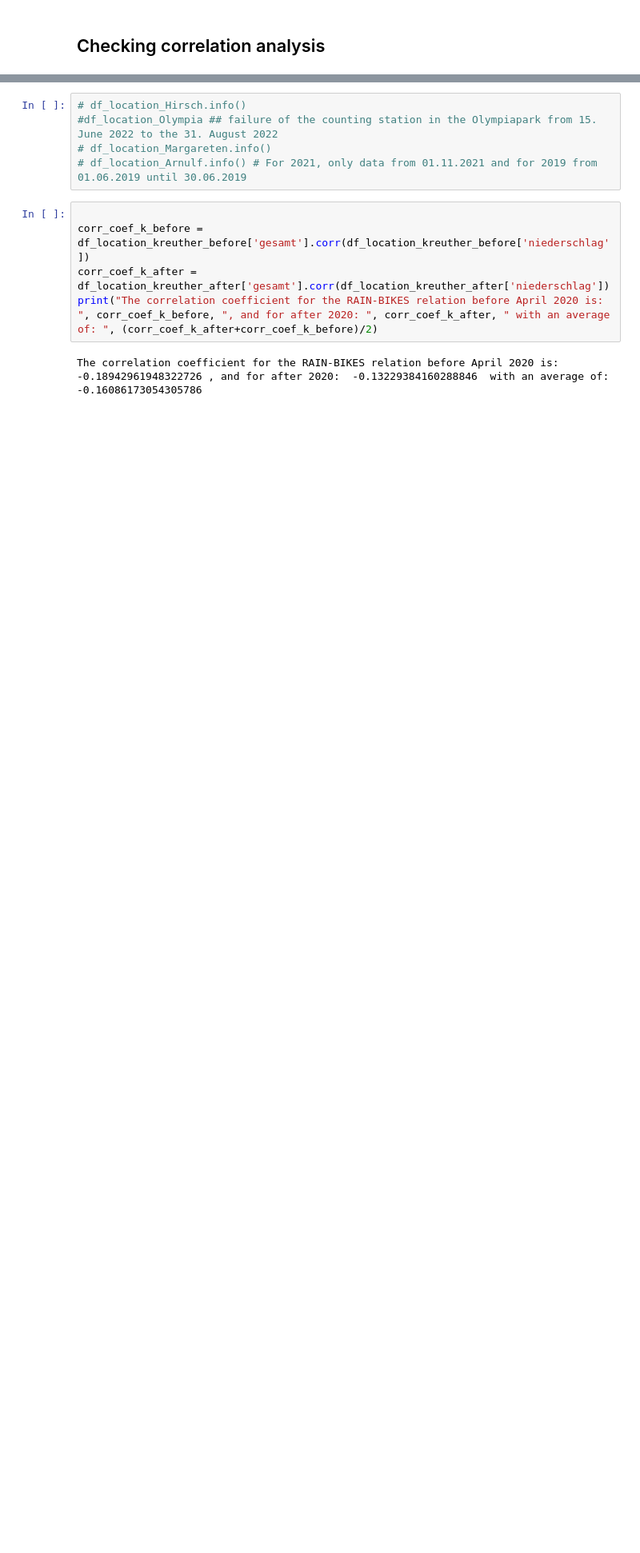
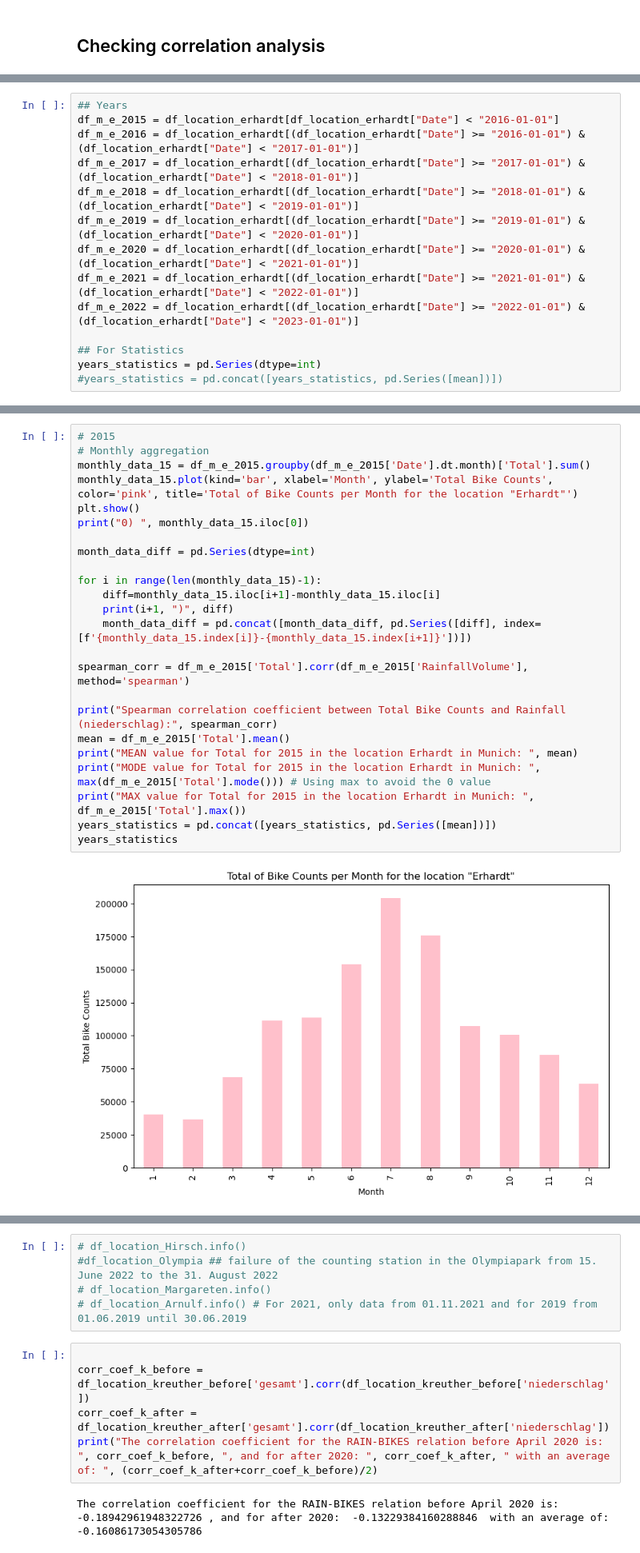
Before and after one commit to cap7586/CaroPeThesis, a Jupyter notebook: Munich_Complete_Analysis/Muc.ipynb, the cells around one changed output, grey strips where cells are left out. Shown at 80% size. Cells and saved outputs as stored; diff of their text form; blank space fills up the shorter version.

```diff
--- a/Munich_Complete_Analysis/Muc.ipynb
+++ b/Munich_Complete_Analysis/Muc.ipynb
@@ -339,0 +334,14 @@ Spearman correlation coefficient between Total Bike Counts and Rainfall (nieders
+# %%
+## Years
+df_m_e_2015 = df_location_erhardt[df_location_erhardt["Date"] < "2016-01-01"]
+df_m_e_2016 = df_location_erhardt[(df_location_erhardt["Date"] >= "2016-01-01") & (df_location_erhardt["Date"] < "2017-01-01")]
+df_m_e_2017 = df_location_erhardt[(df_location_erhardt["Date"] >= "2017-01-01") & (df_location_erhardt["Date"] < "2018-01-01")]
+df_m_e_2018 = df_location_erhardt[(df_location_erhardt["Date"] >= "2018-01-01") & (df_location_erhardt["Date"] < "2019-01-01")]
+df_m_e_2019 = df_location_erhardt[(df_location_erhardt["Date"] >= "2019-01-01") & (df_location_erhardt["Date"] < "2020-01-01")]
+df_m_e_2020 = df_location_erhardt[(df_location_erhardt["Date"] >= "2020-01-01") & (df_location_erhardt["Date"] < "2021-01-01")]
+df_m_e_2021 = df_location_erhardt[(df_location_erhardt["Date"] >= "2021-01-01") & (df_location_erhardt["Date"] < "2022-01-01")]
+df_m_e_2022 = df_location_erhardt[(df_location_erhardt["Date"] >= "2022-01-01") & (df_location_erhardt["Date"] < "2023-01-01")]
+
+## For Statistics
+years_statistics = pd.Series(dtype=int)
+#years_statistics = pd.concat([years_statistics, pd.Series([mean])])
@@ -339,0 +350,26 @@ Spearman correlation coefficient between Total Bike Counts and Rainfall (nieders
+# %%
+# 2015
+# Monthly aggregation
+monthly_data_15 = df_m_e_2015.groupby(df_m_e_2015['Date'].dt.month)['Total'].sum()
+monthly_data_15.plot(kind='bar', xlabel='Month', ylabel='Total Bike Counts', color='pink', title='Total of Bike Counts per Month for the location "Erhardt"')
+plt.show()
+print("0) ", monthly_data_15.iloc[0])
+
+month_data_diff = pd.Series(dtype=int)
+
+for i in range(len(monthly_data_15)-1):
+    diff=monthly_data_15.iloc[i+1]-monthly_data_15.iloc[i]
+    print(i+1, ")", diff)
+    month_data_diff = pd.concat([month_data_diff, pd.Series([diff], index=[f'{monthly_data_15.index[i]}-{monthly_data_15.index[i+1]}'])])
+
+spearman_corr = df_m_e_2015['Total'].corr(df_m_e_2015['RainfallVolume'], method='spearman')
+
+print("Spearman correlation coefficient between Total Bike Counts and Rainfall (niederschlag):", spearman_corr)
+mean = df_m_e_2015['Total'].mean()
+print("MEAN value for Total for 2015 in the location Erhardt in Munich: ", mean)
+print("MODE value for Total for 2015 in the location Erhardt in Munich: ", max(df_m_e_2015['Total'].mode())) # Using max to avoid the 0 value
+print("MAX value for Total for 2015 in the location Erhardt in Munich: ", df_m_e_2015['Total'].max())
+years_statistics = pd.concat([years_statistics, pd.Series([mean])])
+years_statistics
+# %% [output]
+[figure, added]
```
Also changed, not shown: parts of 38 cells of this notebook, 3 other files.
